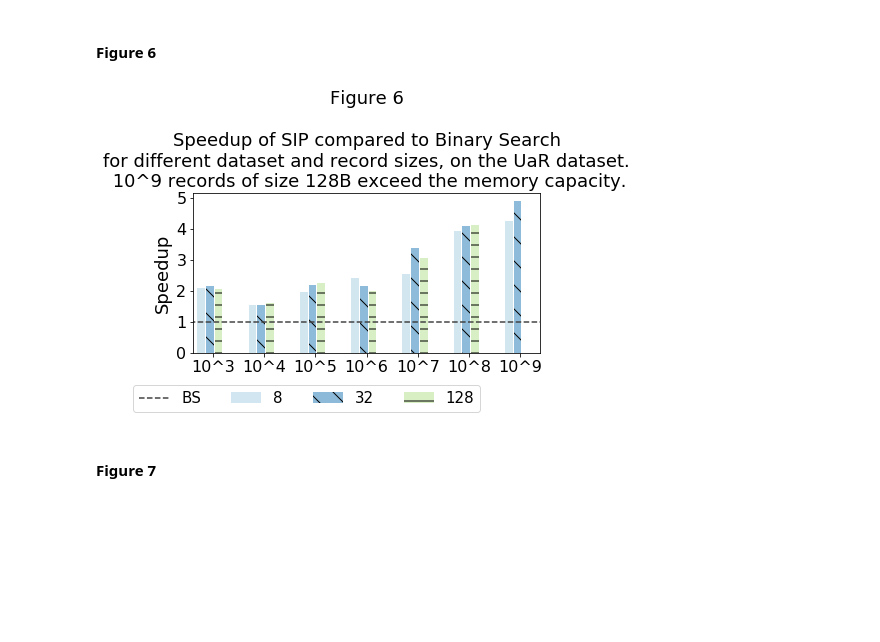
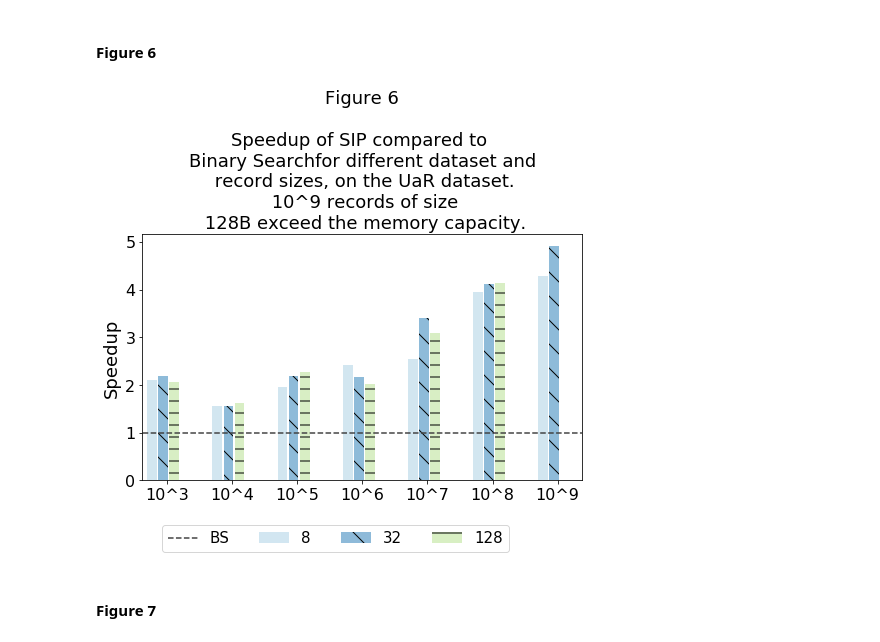
Before and after one commit to UWHustle/Efficiently-Searching-In-Memory-Sorted-Arrays, a Jupyter notebook: reproduce_experiments/CreateFigures.ipynb, the cells around one changed output. Cells and saved outputs as stored; diff of their text form; code cells hidden in the pictures; blank space fills up the shorter version.

```diff
--- a/reproduce_experiments/CreateFigures.ipynb
+++ b/reproduce_experiments/CreateFigures.ipynb
@@ -230,7 +230,7 @@ if len(results8) > 10:
 pos = [i for i in range(len(datasetSizes))]
 width = 0.15
 
-fig, ax = plt.subplots(figsize=(7,5))
+fig, ax = plt.subplots(figsize=(7,7))
 
 plt.bar(pos,
         groupedByRecordSize[0],
@@ -253,35 +253,35 @@ plt.bar([p + (width+.02)*2 for p in pos],
         alpha=0.5,
         color=lgreen,
         label="128",
         hatch="-")
 
 plt.plot([-1,len(datasetSizes)],[1,1],linestyle="dashed", color=black, label="BS")
 
 ax.set_ylabel('Speedup', size=18)
 
 ax.set_title('Figure 6', size=22)
 
 # Set the position of the x ticks
 ax.set_xticks([p + 1.5 * width for p in pos])
 ax.yaxis.set_major_locator(MaxNLocator(integer=True))
 
 # Set the labels for the x ticks
 xticks=["10^"+str(i) for i in datasetSizes]
 ax.set_xticklabels(xticks, size=15)
 ax.tick_params(axis='both', which='major', labelsize=16)
 
 # Setting the x-axis and y-axis limits
 plt.xlim(min(pos)-width, max(pos)+width*4)
 # plt.ylim([0, max(df['pre_score'] + df['mid_score'] + df['post_score'])] )
 
 # Adding the legend and showing the plot
 plt.legend(prop={'size': 15}, ncol=4, loc='upper right', bbox_to_anchor=(0.85, -0.15))
-caption = "Figure 6\n\nSpeedup of SIP compared to Binary Search\nfor different dataset and record sizes, on the UaR dataset.\n 10^9 records of size 128B exceed the memory capacity."
+caption = "Figure 6\n\nSpeedup of SIP compared to \nBinary Searchfor different dataset and\n record sizes, on the UaR dataset.\n 10^9 records of size\n 128B exceed the memory capacity."
 plt.title(caption, size=18)
 plt.tight_layout()
 plt.gcf().savefig('./figures/fig6.pdf', format='pdf')
 # %% [output]
-[figure, old version]
+[figure, new version]
 # %% [markdown]
 #### Figure 7
 # %%
```
Also changed, not shown: parts of 4 cells of this notebook.
